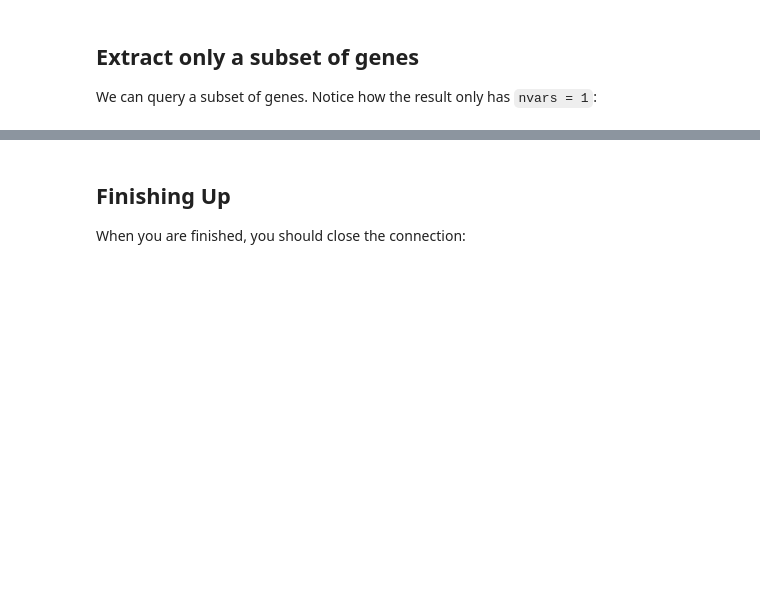
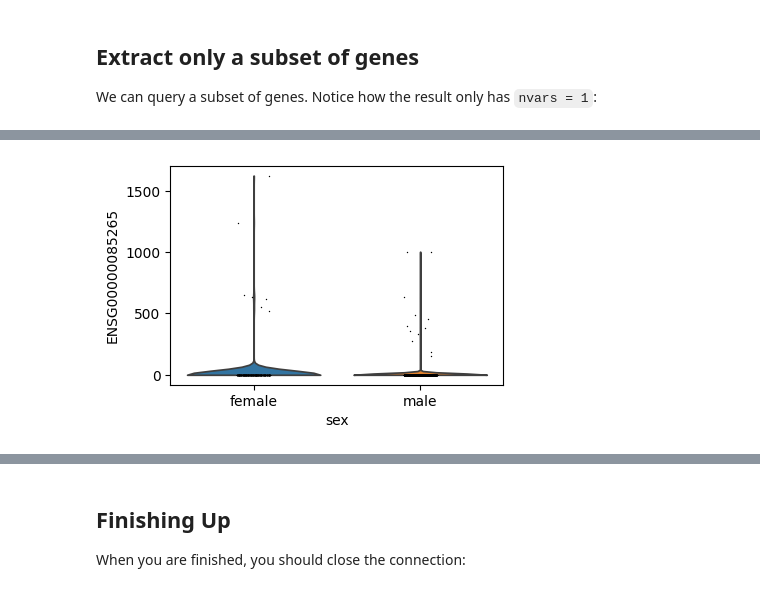
Before and after one commit to MangiolaLaboratory/cellNexusPy, a Jupyter notebook: demo.ipynb, the cells around one changed output, grey strips where cells are left out. Saved outputs shown, nothing was run; the diff lists cells and outputs as text; code cells hidden in the pictures; blank space fills up the shorter version.

```diff
--- a/demo.ipynb
+++ b/demo.ipynb
@@ -78,9 +84,17 @@ table.filter("self_reported_ethnicity == 'African'")
 # %%
+table = table.filter("""
+    empty_droplet = 'false'
+    AND alive = 'true'
+    AND "scDblFinder.class" != 'doublet'
+    AND feature_count >= 5000
+""")
+
 query = table.filter("""
     self_reported_ethnicity = 'African'
     AND assay LIKE '%10%'
     AND tissue = 'lung parenchyma'
     AND cell_type LIKE '%CD4%'
+    AND feature_count >= 5000
 """)
 query
 # %% [output]
@@ -115,4 +130,5 @@ View of AnnData object with n_obs × n_vars = 1800 × 56239
 
 You can query counts scaled per million. This is helpful if just few genes are of interest:
 # %%
-get_anndata(query, assay = 'cpm')
+adata = get_anndata(query, assay = 'cpm')
+adata
@@ -144,0 +168,8 @@ View of AnnData object with n_obs × n_vars = 1800 × 1
+# %%
+from matplotlib.pyplot import rc_context
+import scanpy as sc
+
+with rc_context({"figure.figsize": (4.5, 3)}):
+    sc.pl.violin(adata, ["ENSG00000085265"], groupby="sex")
+# %% [output]
+[figure, added]
```
Also changed, not shown: parts of 21 cells of this notebook, 8 other files.
